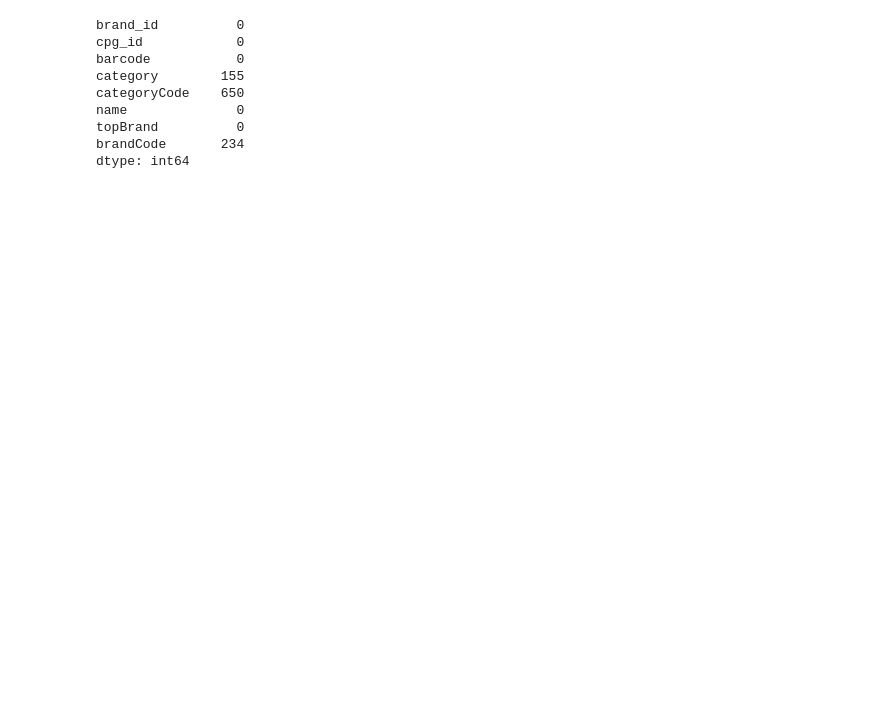
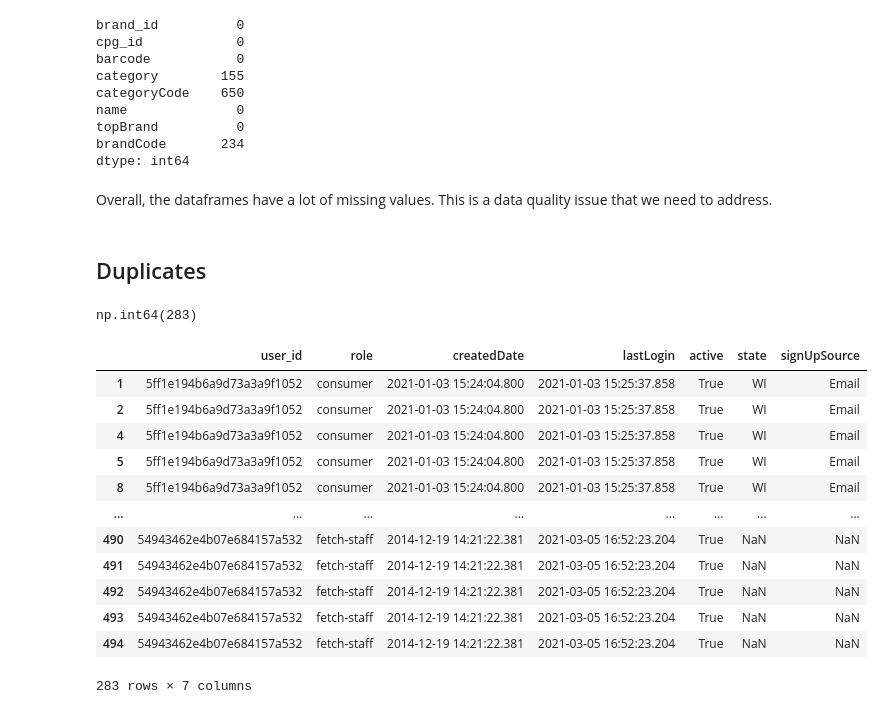
Before and after one commit to jpronier/fetch-assignment, a Jupyter notebook: notebooks/quality.ipynb, the cells around one changed output. Drawn from its saved outputs; the diff is of its cells as text; code cells hidden in the pictures; blank space fills up the shorter version.

Commit message:
work on quality notebook

```diff
--- a/notebooks/quality.ipynb
+++ b/notebooks/quality.ipynb
@@ -183,3 +229,27 @@ name              0
 topBrand          0
 brandCode       234
 dtype: int64
+# %% [markdown]
+Overall, the dataframes have a lot of missing values. This is a data quality issue that we need to address.
+# %% [markdown]
+## Duplicates
+# %%
+users["user_id"].duplicated().sum()
+# %% [output]
+np.int64(283)
+# %%
+users[users["user_id"].duplicated()]
+# %% [output]
+|  | user_id | role | createdDate | lastLogin | active | state | signUpSource |
+| 1 | 5ff1e194b6a9d73a3a9f1052 | consumer | 2021-01-03 15:24:04.800 | 2021-01-03 15:25:37.858 | True | WI | Email |
+| 2 | 5ff1e194b6a9d73a3a9f1052 | consumer | 2021-01-03 15:24:04.800 | 2021-01-03 15:25:37.858 | True | WI | Email |
+| 4 | 5ff1e194b6a9d73a3a9f1052 | consumer | 2021-01-03 15:24:04.800 | 2021-01-03 15:25:37.858 | True | WI | Email |
+| 5 | 5ff1e194b6a9d73a3a9f1052 | consumer | 2021-01-03 15:24:04.800 | 2021-01-03 15:25:37.858 | True | WI | Email |
+| 8 | 5ff1e194b6a9d73a3a9f1052 | consumer | 2021-01-03 15:24:04.800 | 2021-01-03 15:25:37.858 | True | WI | Email |
+| ... | ... | ... | ... | ... | ... | ... | ... |
+| 490 | 54943462e4b07e684157a532 | fetch-staff | 2014-12-19 14:21:22.381 | 2021-03-05 16:52:23.204 | True | NaN | NaN |
+| 491 | 54943462e4b07e684157a532 | fetch-staff | 2014-12-19 14:21:22.381 | 2021-03-05 16:52:23.204 | True | NaN | NaN |
+| 492 | 54943462e4b07e684157a532 | fetch-staff | 2014-12-19 14:21:22.381 | 2021-03-05 16:52:23.204 | True | NaN | NaN |
+| 493 | 54943462e4b07e684157a532 | fetch-staff | 2014-12-19 14:21:22.381 | 2021-03-05 16:52:23.204 | True | NaN | NaN |
+| 494 | 54943462e4b07e684157a532 | fetch-staff | 2014-12-19 14:21:22.381 | 2021-03-05 16:52:23.204 | True | NaN | NaN |
+283 rows × 7 columns
```
Also changed, not shown: parts of 25 cells of this notebook.
